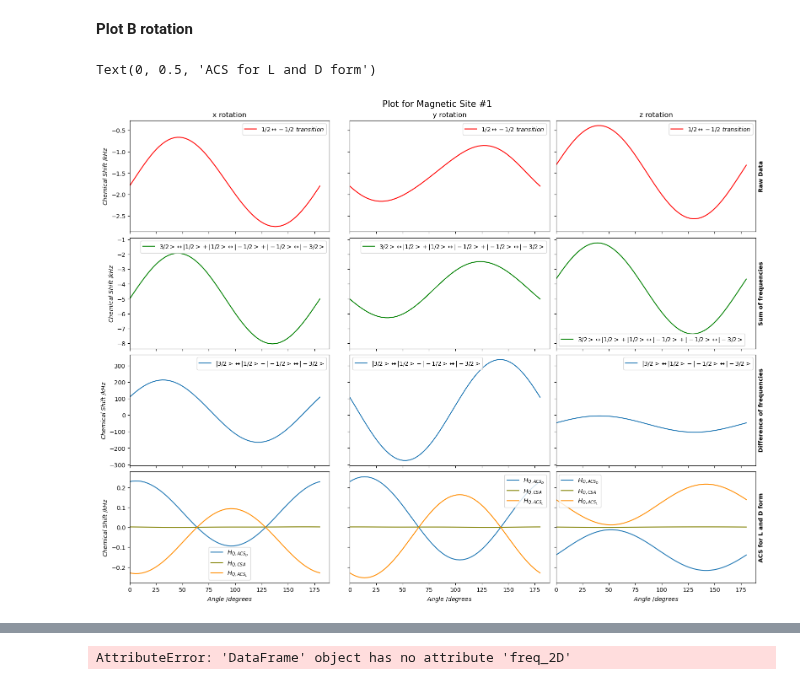
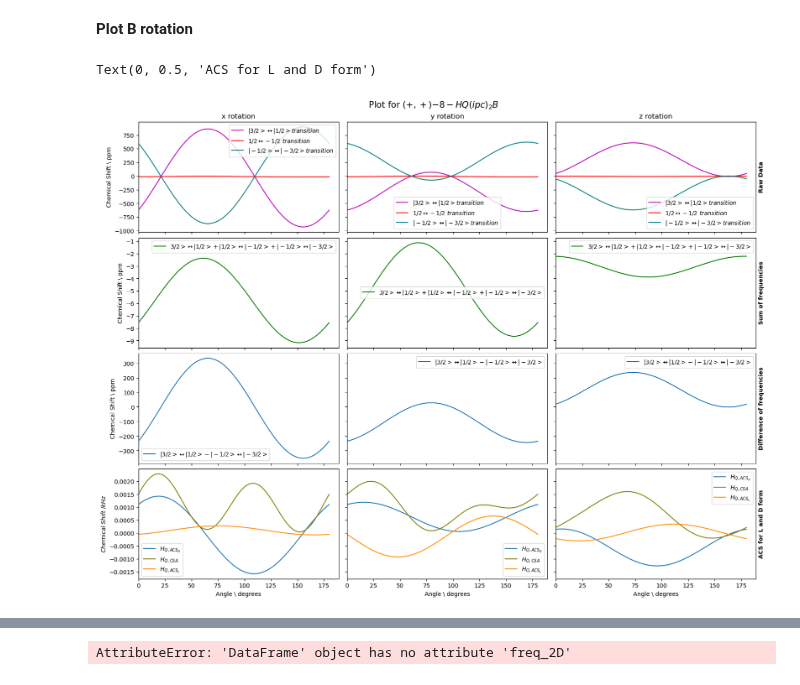
Before and after one commit to AstrobioShiva/Script_project, a Jupyter notebook: NMR_analysis/plot_NMR.ipynb, the cells around one changed output, grey strips where cells are left out. Drawn from its saved outputs; the diff is of its cells as text; code cells hidden in the pictures.

```diff
--- a/NMR_analysis/plot_NMR.ipynb
+++ b/NMR_analysis/plot_NMR.ipynb
@@ -55,55 +55,57 @@ file_path = ('/home/shiva/WMU/PhD/Scripts/phd_project/Python/NMR/Data_simulation
 #     set_dfs = []  # List to store dataframes for the current set
 
 for i, orientation in enumerate(title):
-    file_name = f'{orientation}_set1_B.csv'       #Read file
-    dfs1[i] = pd.read_csv(file_path+file_name, index_col=0)
+    file1 = f'{orientation}_set1_B.csv'       #Read file
+    file2 = f'{orientation}_set2_B.csv'
+    dfs1[i] = pd.read_csv(file_path+file1, index_col=0)
+    dfs2[i] = pd.read_csv(file_path+file2, index_col=0)
     # file_name = f'{orientation}_set2_B11.csv'     Read file for other magnetic site
     # dfs2[i] = pd.read_csv(file_path+file_name, index_col=0)
 # Append the set dataframes to the main list
 
 # print(dfs2[1])
 Fig, axes = plt.subplots(nrows=4, ncols=3,figsize=(16,12), sharex=True, sharey='row', constrained_layout=True)
-Fig.suptitle(' Plot for Magnetic Site #1', fontsize=15)
+Fig.suptitle(r' Plot for $(+,+){-}8-HQ(ipc)_2B$', fontsize=15)
 for  i, orientation in enumerate(title):
 
-    axes[i,0].set_ylabel(r'$Chemical\ Shift\ /kHz$')
+    axes[i,0].set_ylabel('Chemical Shift \ ppm')
     axes[i+1, 0].set_ylabel(r'$Chemical\ Shift\ /kHz$')
 
     axes[0,i].set_title(orientation)
-    # axes[0,i].plot(dfs1[i].angle,dfs1[i].freq_3212/w0, '-m', label = r'$|3/2>\leftrightarrow|1/2> transition$') #dividing by w0 to convert to ppm
-    axes[0,i].plot(dfs1[i].angle,dfs1[i].freq_1212/1000, '-r',label = r'$1/2\leftrightarrow-1/2\ transition$')
-    # axes[0,i].plot(dfs1[i].angle,dfs1[i].freq_1232/w0, '-b',label = r'$|-1/2>\leftrightarrow|-3/2> transition$')
+    axes[0,i].plot(dfs1[i].angle,dfs1[i].freq_3212/w0, '-m', label = r'$|3/2>\leftrightarrow|1/2> transition$') # frequency in kHz
+    axes[0,i].plot(dfs1[i].angle,dfs1[i].freq_1212/w0, '-r',label = r'$1/2\leftrightarrow-1/2\ transition$')
+    axes[0,i].plot(dfs1[i].angle,dfs1[i].freq_1232/w0, color = '#008080',label = r'$|-1/2>\leftrightarrow|-3/2> transition$')
     axes[0,i].legend(loc='best')
     # axes[0,i].grid()
 
     axes[1,i].plot(dfs1[i].angle,dfs1[i].freq_sum/1000, '-g', label = r'$3/2>\leftrightarrow|1/2> + |1/2>\leftrightarrow|-1/2>+ |-1/2>\leftrightarrow|-3/2>$')
     axes[1,i].legend(loc='best')
     # axes[1,i].grid()
 
     axes[2,i].plot(dfs1[i].angle,dfs1[i].freq_diff/1000, '-', label = r'$|3/2>\leftrightarrow|1/2> - |-1/2>\leftrightarrow|-3/2>$')
     axes[2,i].set_xlim(left=0)
     axes[2,i].legend(loc='best')
     # axes[2,i].grid()
 
     axes[3,i].plot(dfs1[i].angle,dfs1[i].acs/1000, label = r'$H_{Q, ACS_D}$')
     axes[3,i].plot(dfs1[i].angle,dfs1[i].csa/1000, '-', color = 'olive',label = r'$H_{Q, CSA}$')
     # axes[3,i].plot(df[i].angle,df[i].acs + df[i].csa, label = r'$H_{Q, ACS} +H_{Q, CSA} $')
-    axes[3,i].plot(dfs1[i].angle,dfs1[i].acs_anti/1000,  '-', color='darkorange', label = r'$H_{Q, ACS_L}$')
-    axes[3,i].set_xlabel(r'$Angle\ /degrees$')
+    axes[3,i].plot(dfs1[i].angle,dfs2[i].acs/1000,  '-', color='darkorange', label = r'$H_{Q, ACS_L}$')
+    axes[3,i].set_xlabel('Angle \ degrees')
     axes[3,i].legend(loc='best')
     # axes[3,i].grid()
 
 axes[0,2].yaxis.set_label_position("right")
 axes[0,2].set_ylabel('Raw Data', fontweight='bold')
 
 axes[1,2].yaxis.set_label_position("right")
 axes[1,2].set_ylabel('Sum of frequencies', fontweight='bold')
 
 axes[2,2].yaxis.set_label_position("right")
 axes[2,2].set_ylabel('Difference of frequencies', fontweight='bold')
 
 axes[3,2].yaxis.set_label_position("right")
 axes[3,2].set_ylabel('ACS for L and D form', fontweight='bold')
 # %% [output]
 Text(0, 0.5, 'ACS for L and D form')
-[figure, old version]
+[figure, new version]
```
Also changed, not shown: parts of 2 cells of this notebook, 41 other files.
